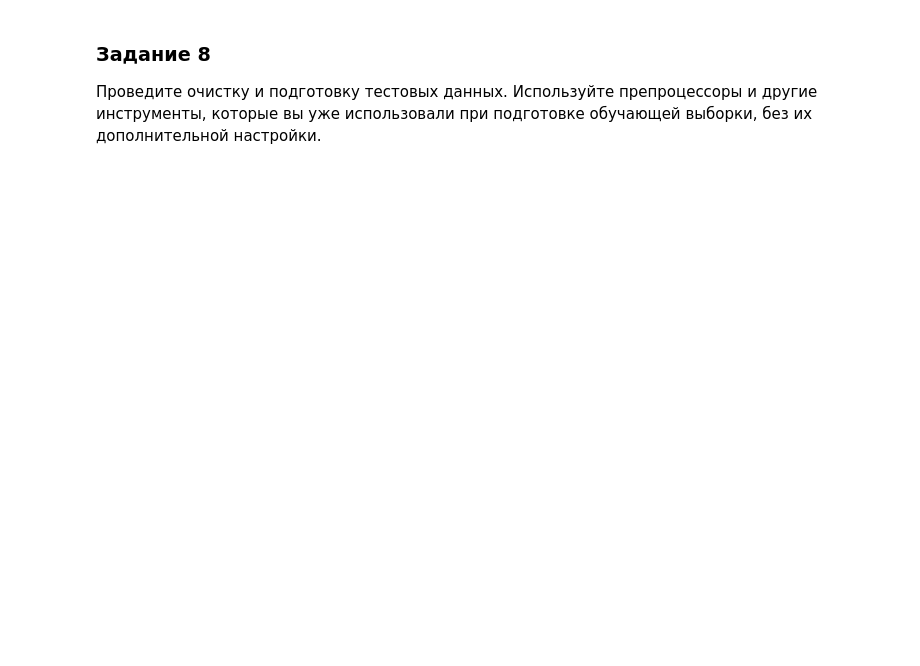
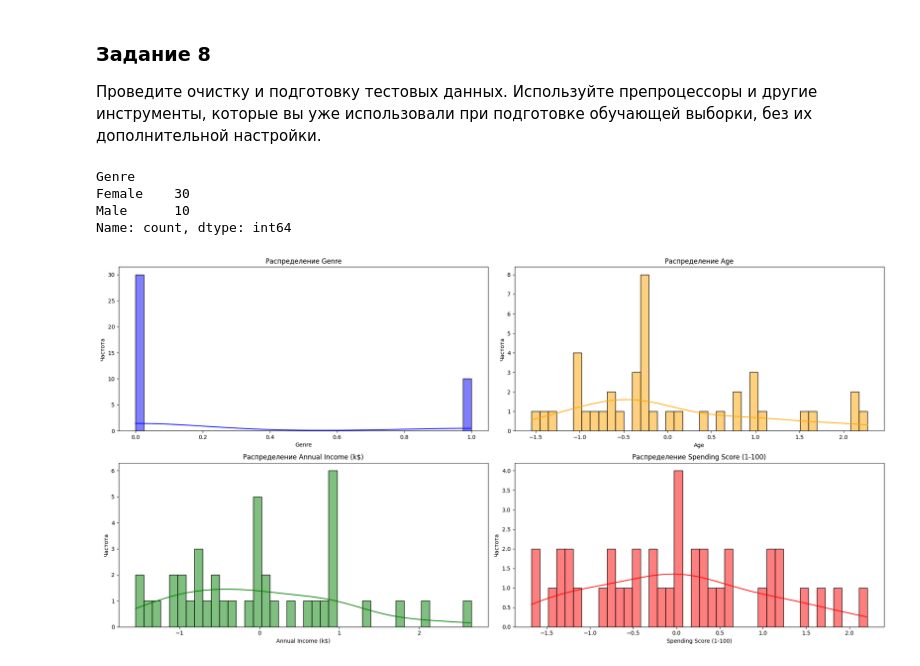
Before and after one commit to ulis891/ML, a Jupyter notebook: HW_6.ipynb, the cells around one changed output. Cells and saved outputs as stored; diff of their text form; code cells hidden in the pictures; blank space fills up the shorter version.

```diff
--- a/HW_6.ipynb
+++ b/HW_6.ipynb
@@ -155,0 +191,7 @@ Name: Annual Income (k$), dtype: float64
+# %%
+# нормализуем данные
+from sklearn.preprocessing import StandardScaler
+# так как данные имеют распределение, близкое к нормальному, то нормализуем их с помощью функции StandardScaler
+scaler = StandardScaler()
+train_data[['Age', 'Annual Income (k$)', 'Spending Score (1-100)']] = scaler.fit_transform(train_data[['Age', 'Annual Income (k$)', 'Spending Score (1-100)']])
+train_data.head()
@@ -161,0 +209,8 @@ Name: Annual Income (k$), dtype: float64
+# %%
+# Закодируем признак Genre
+from sklearn.preprocessing import LabelEncoder
+
+# Используем LabelEncoder так как он оптимально решает задачу для случая с двумя категориями, как в данном примере с полом.
+encoder = LabelEncoder()
+train_data['Genre'] = encoder.fit_transform(train_data['Genre'])
+train_data.head()
@@ -166,0 +227,29 @@ Name: Annual Income (k$), dtype: float64
+# %%
+# посмотрим на ошибки в Genre
+test_data['Genre'].value_counts()
+# %% [output]
+Genre
+Female    30
+Male      10
+Name: count, dtype: int64
+# %%
+# Заполнение пропусков в тестовых данных
+test_data['Age'] = num_imputer.fit_transform(test_data[['Age']])
+test_data['Annual Income (k$)'] = num_imputer.fit_transform(test_data[['Annual Income (k$)']])
+test_data['Genre'] = cat_imputer.fit_transform(test_data[['Genre']]).ravel()
+
+# Нормализация тестовых данных
+test_data[['Age', 'Annual Income (k$)', 'Spending Score (1-100)']] = scaler.fit_transform(test_data[['Age', 'Annual Income (k$)', 'Spending Score (1-100)']])
+
+# устраняем выбросы
+replace_outliers_with_median(test_data, 'Age')
+replace_outliers_with_median(test_data, 'Annual Income (k$)')
+test_data['Genre'] = test_data['Genre'].replace('Feemale', 'Female')
+
+# Кодирование тестовых данных
+test_data['Genre'] = encoder.fit_transform(test_data['Genre'])
+# %%
+# визуализируем обновлённые данные
+plot_hist(test_data)
+# %% [output]
+[figure, added]
```
Also changed, not shown: parts of 26 cells of this notebook.
